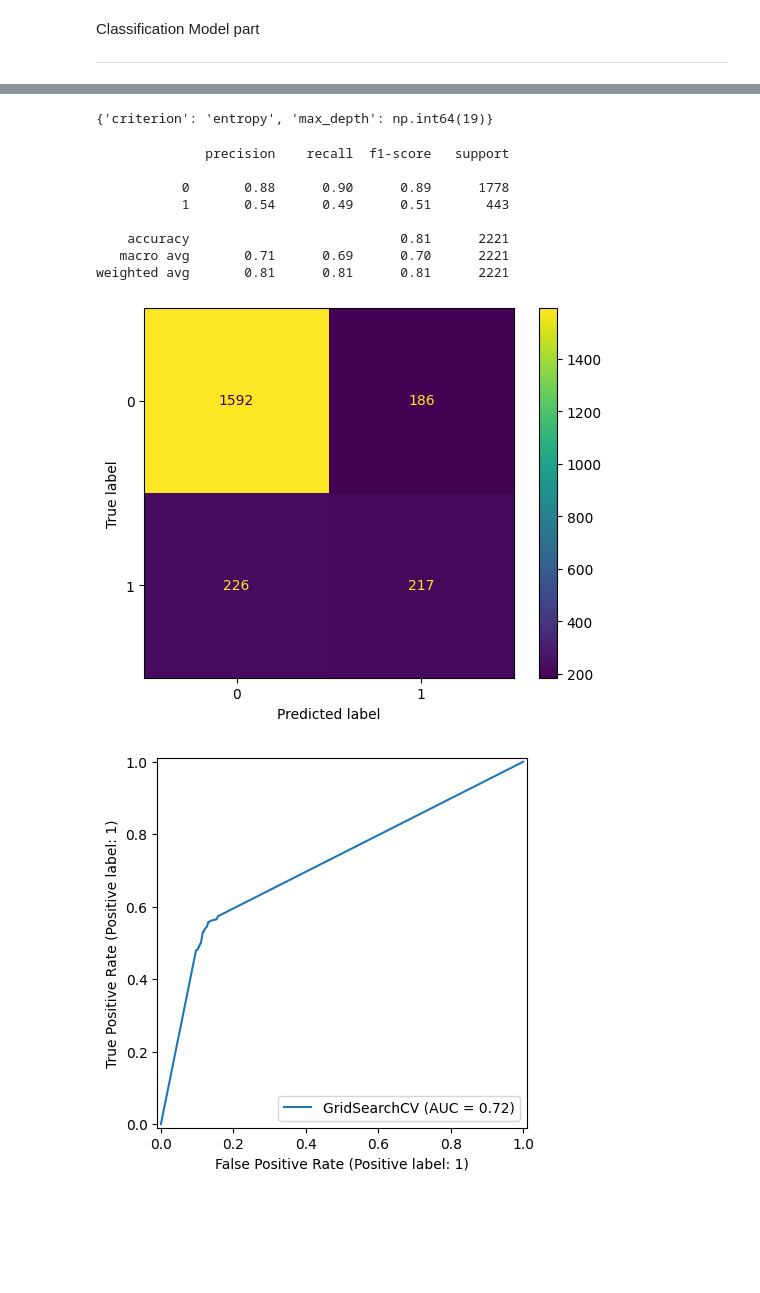
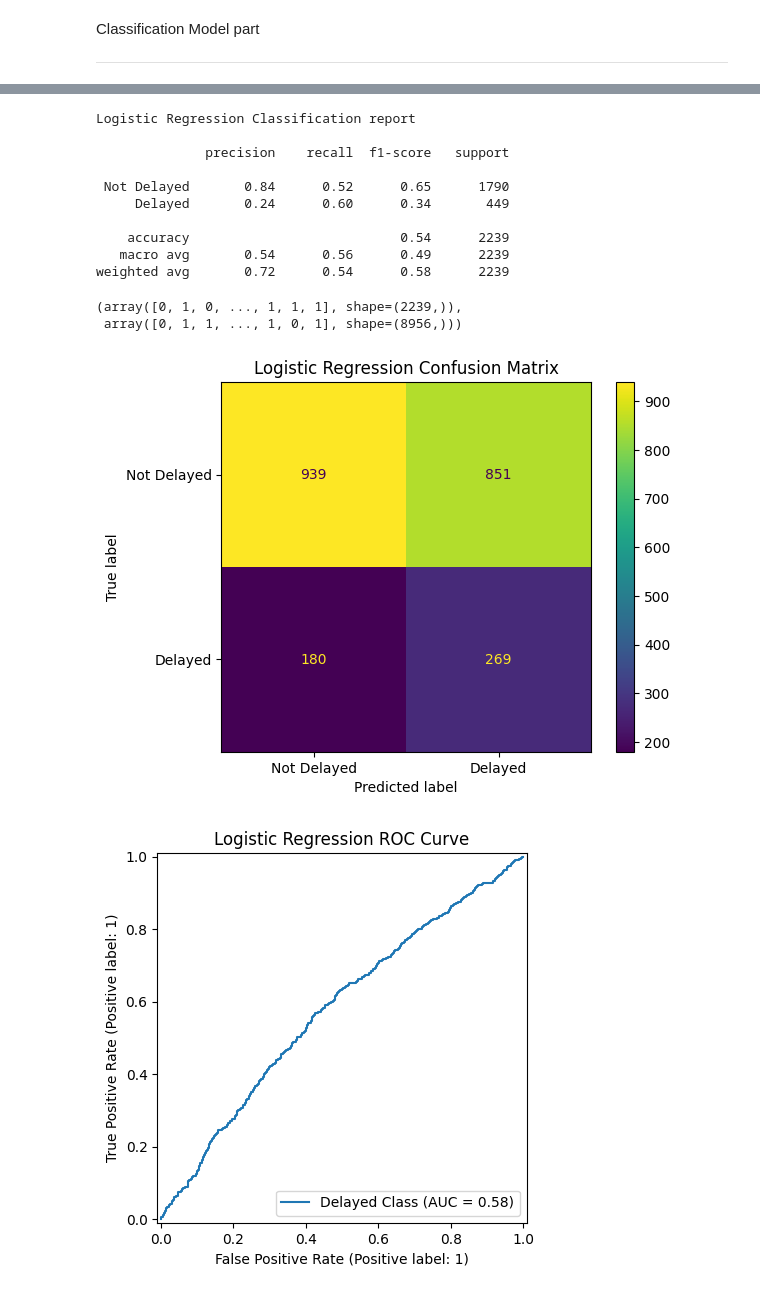
Before and after one commit to DanielAnthonyJones/LNER-Disruption-Prediction, a Jupyter notebook: LNER_potential_classification_models.ipynb, the cells around one changed output, grey strips where cells are left out. Saved outputs shown, nothing was run; the diff lists cells and outputs as text; code cells hidden in the pictures; blank space fills up the shorter version.

```diff
--- a/LNER_potential_classification_models.ipynb
+++ b/LNER_potential_classification_models.ipynb
@@ -195 +125,7 @@ X1_train, X1_test, y_train, y_test = train_test_split(X1, y, test_size=0.2, rand
+# %%
+from sklearn.preprocessing import RobustScaler
+scaler = RobustScaler()
+scaler = scaler.fit(X_train)
+X_train = scaler.transform(X_train)
+X_test = scaler.transform(X_test)
 # %%
@@ -270,42 +197,29 @@ weighted avg       0.78      0.81      0.74      2221
-# %%
-#create new a Decision Tree model
-clf = DecisionTreeClassifier()
-
-#create a dictionary of all values we want to test for n_neighbors and distances
-param_grid = {'max_depth': np.arange(1, 32), 'criterion': ['gini', 'entropy', 'log_loss'] }
-
-#use GridsearchCV to test all values for n_neighbors
-clf_gscv = GridSearchCV(clf, param_grid, cv=5, scoring = 'f1')
-
-#fit model to data
-clf_gscv.fit(X1_train, y_train)
-
-# Display the best parameters from the hyperparameter tuning process
-clf_gscv.best_params_
-# %% [output]
-{'criterion': 'entropy', 'max_depth': np.int64(19)}
-# %%
-#Predict the response for test dataset
-y_pred_clf_gscv = clf_gscv.predict(X1_test)
-
-#print the new classification report
-print(classification_report(y_test, y_pred_clf_gscv))
-
-# Construct and plot the confusion matrix for the pruned tree (clf_pruned model)
-clf_gscv_cm = confusion_matrix(y_test, y_pred_clf_gscv, labels = clf_gscv.classes_)
-disp = ConfusionMatrixDisplay(clf_gscv_cm, display_labels = clf_gscv.classes_)
-disp.plot (values_format = '.0f')
-
-# Plot the ROC curve for the pruned treen
-clf_gscv_Roc = RocCurveDisplay.from_estimator(clf_gscv, X1_test, y_test)
-# %% [output]
-              precision    recall  f1-score   support
-
-           0       0.88      0.90      0.89      1778
-           1       0.54      0.49      0.51       443
-
-    accuracy                           0.81      2221
-   macro avg       0.71      0.69      0.70      2221
-weighted avg       0.81      0.81      0.81      2221
-[figure, removed]
-[figure, removed]
+# %%
+from sklearn.linear_model import LogisticRegression
+
+# Build a fully grown decision tree clf
+lr = LogisticRegression(class_weight='balanced', max_iter=1000)
+lr.fit(X_train, y_train)
+
+#To make predictions on the test set, ues the predict method:
+y_pred_lr = lr.predict(X_test)
+
+
+# Prints metrics for evaluation
+
+evaluate_model(lr, "Logistic Regression", X_train, X_test, y_train, y_test)
+# %% [output]
+Logistic Regression Classification report
+
+              precision    recall  f1-score   support
+
+ Not Delayed       0.84      0.52      0.65      1790
+     Delayed       0.24      0.60      0.34       449
+
+    accuracy                           0.54      2239
+   macro avg       0.54      0.56      0.49      2239
+weighted avg       0.72      0.54      0.58      2239
+(array([0, 1, 0, ..., 1, 1, 1], shape=(2239,)),
+ array([0, 1, 1, ..., 1, 0, 1], shape=(8956,)))
+[figure, added]
+[figure, added]
```
Also changed, not shown: parts of 34 cells of this notebook.
